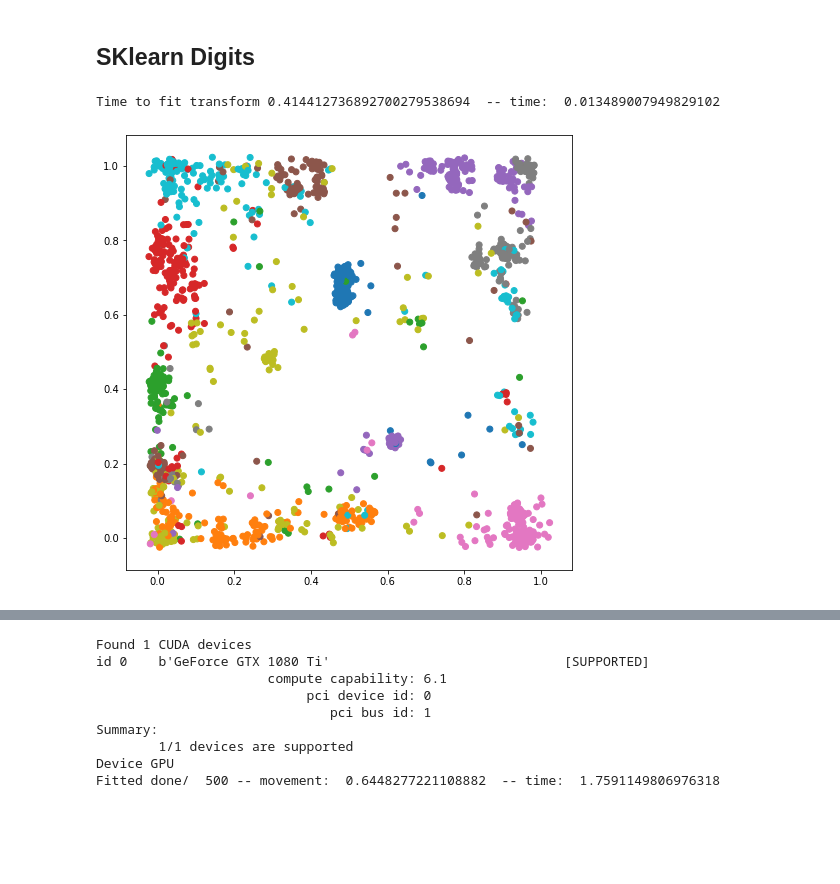
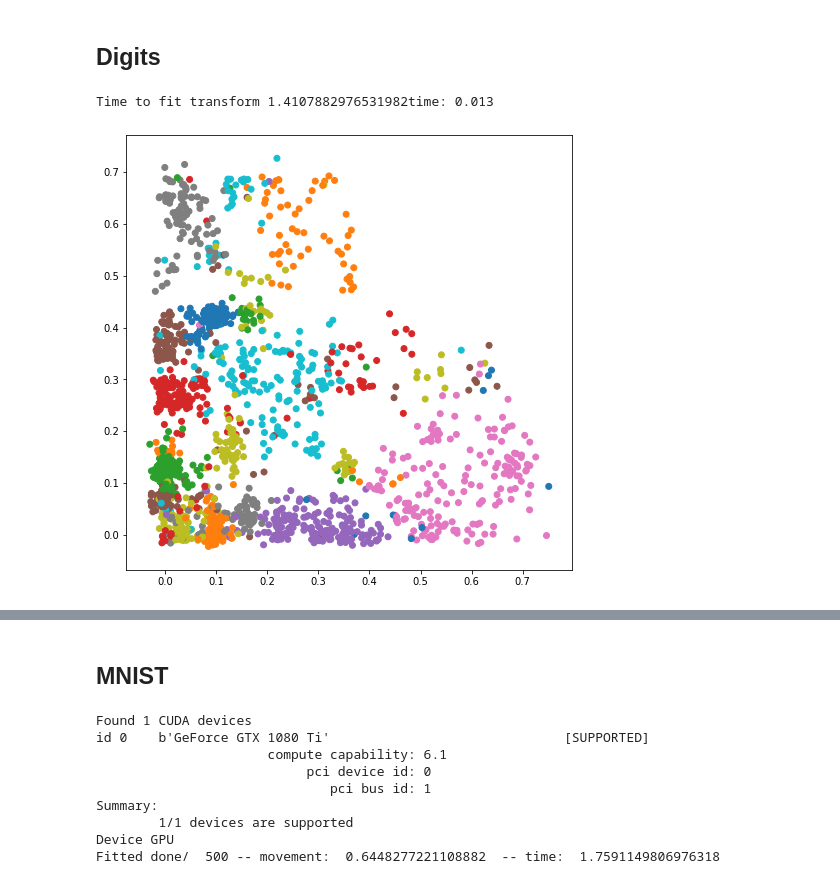
Before and after one commit to JonasRSV/emby, a Jupyter notebook: examples/som_examples.ipynb, the cells around one changed output, grey strips where cells are left out. Drawn from its saved outputs; the diff is of its cells as text; code cells hidden in the pictures; blank space fills up the shorter version.

```diff
--- a/examples/som_examples.ipynb
+++ b/examples/som_examples.ipynb
@@ -4,37 +14,38 @@ import matplotlib.pyplot as plt
 import matplotlib.colors as mcolors
 import numpy as np
 import time
-# %% [markdown]
-SKlearn Digits
----
+# %% [markdown]
+Digits
+---
 # %%
 %%time
 from sklearn.datasets import load_digits
 
 digits = load_digits()
 
 x = digits.data
 y = digits.target
 
 x = x - x.mean()
 
 som = emby.SOM(Z=2,
-               learning_rate=0.1,
-               y_variance=0.2,
+               learning_rate=0.3,
+               y_variance=0.05,
                bases=1000,
+               epochs=100,
                logging=emby.Logging.Progress,
                device=emby.Device.GPU,
-               uniform_base_position="random")
+               uniform_base_position="origo")
 
 colors = np.array(list(mcolors.TABLEAU_COLORS.values()))
 
 timestamp = time.time()
 embeddings = som.fit_transform(x) + np.random.normal(0, 0.01, size=(len(x), 2))
 print(f"Time to fit transform {time.time() - timestamp}")
 
 plt.figure(figsize=(8, 8))
 plt.scatter(embeddings[:, 0], embeddings[:, 1], color=colors[y])
 plt.show()
 # %% [output]
-Time to fit transform 0.414412736892700279538694  -- time:  0.013489007949829102
+Time to fit transform 1.4107882976531982time: 0.013
-[figure, old version]
+[figure, new version]
@@ -43,3 +54,6 @@ Wall time: 690 ms
+# %% [markdown]
+MNIST
+---
 # %%
 import tensorflow_datasets as tfds
 
```
Also changed, not shown: parts of 12 cells of this notebook, 3 other files.
